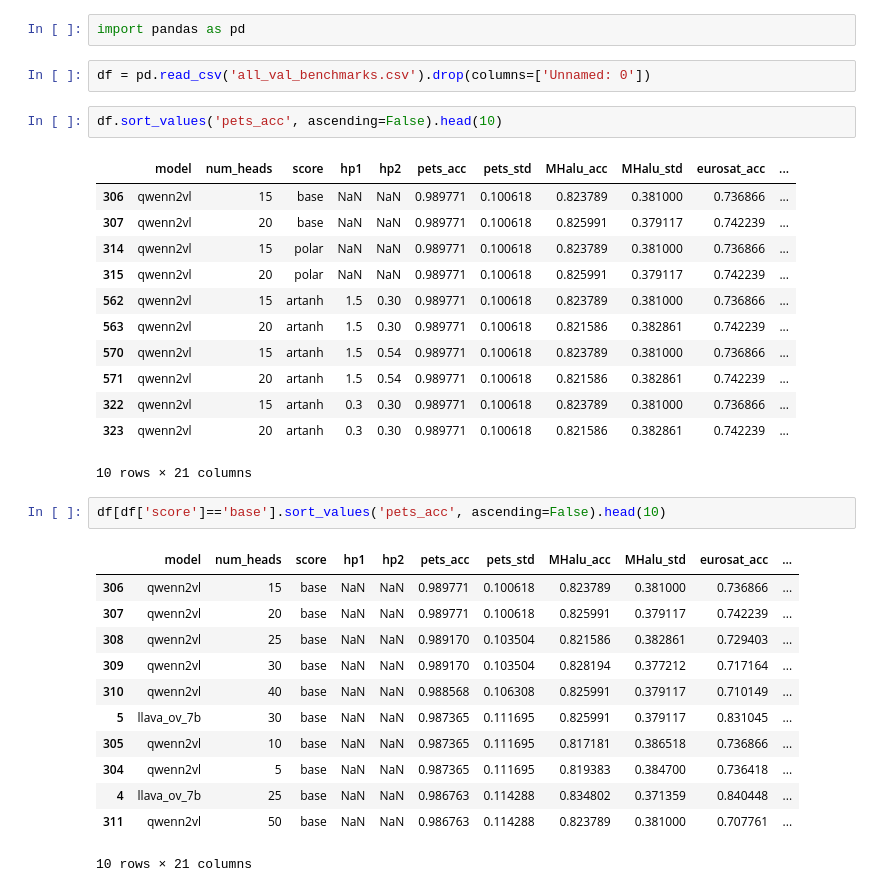
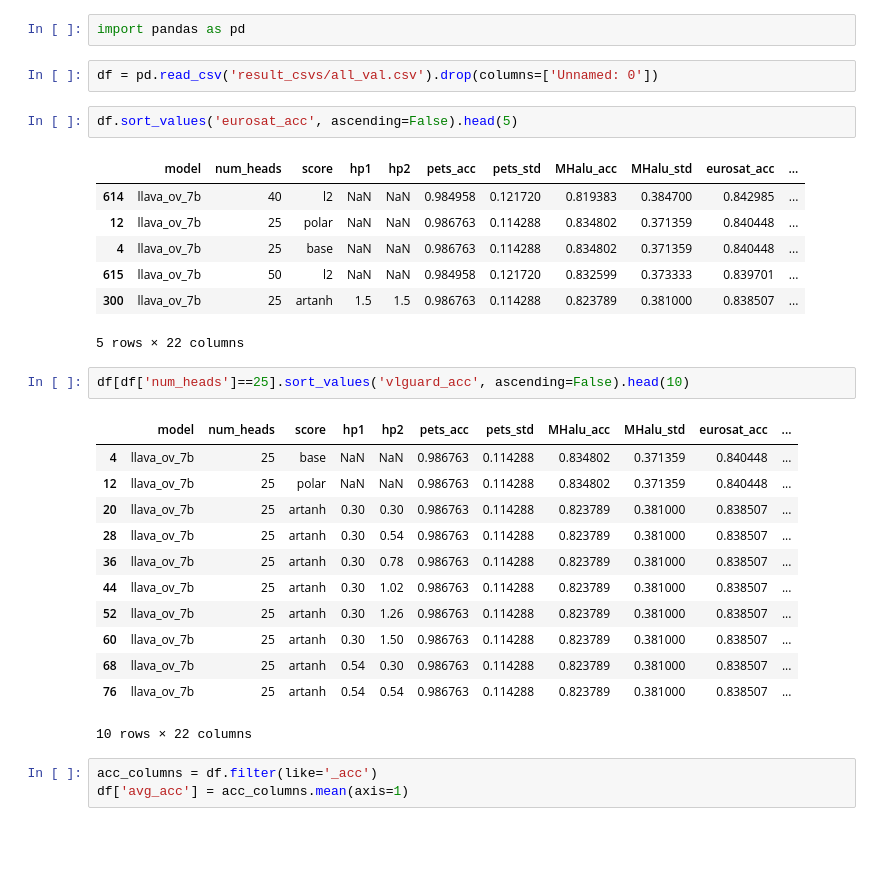
Before and after one commit to marssoo/SAVs, a Jupyter notebook: analysis/breakdown.ipynb, the cells around one changed output. Cells and saved outputs as stored; diff of their text form; blank space fills up the shorter version.

```diff
--- a/analysis/breakdown.ipynb
+++ b/analysis/breakdown.ipynb
@@ -1,34 +1,32 @@
 # %%
 import pandas as pd
 # %%
-df = pd.read_csv('all_val_benchmarks.csv').drop(columns=['Unnamed: 0'])
+df = pd.read_csv('result_csvs/all_val.csv').drop(columns=['Unnamed: 0'])
 # %%
-df.sort_values('pets_acc', ascending=False).head(10)
+df.sort_values('eurosat_acc', ascending=False).head(5)
 # %% [output]
 |  | model | num_heads | score | hp1 | hp2 | pets_acc | pets_std | MHalu_acc | MHalu_std | eurosat_acc | ... |
-| 306 | qwenn2vl | 15 | base | NaN | NaN | 0.989771 | 0.100618 | 0.823789 | 0.381000 | 0.736866 | ... |
-| 307 | qwenn2vl | 20 | base | NaN | NaN | 0.989771 | 0.100618 | 0.825991 | 0.379117 | 0.742239 | ... |
-| 314 | qwenn2vl | 15 | polar | NaN | NaN | 0.989771 | 0.100618 | 0.823789 | 0.381000 | 0.736866 | ... |
-| 315 | qwenn2vl | 20 | polar | NaN | NaN | 0.989771 | 0.100618 | 0.825991 | 0.379117 | 0.742239 | ... |
-| 562 | qwenn2vl | 15 | artanh | 1.5 | 0.30 | 0.989771 | 0.100618 | 0.823789 | 0.381000 | 0.736866 | ... |
-| 563 | qwenn2vl | 20 | artanh | 1.5 | 0.30 | 0.989771 | 0.100618 | 0.821586 | 0.382861 | 0.742239 | ... |
-| 570 | qwenn2vl | 15 | artanh | 1.5 | 0.54 | 0.989771 | 0.100618 | 0.823789 | 0.381000 | 0.736866 | ... |
-| 571 | qwenn2vl | 20 | artanh | 1.5 | 0.54 | 0.989771 | 0.100618 | 0.821586 | 0.382861 | 0.742239 | ... |
-| 322 | qwenn2vl | 15 | artanh | 0.3 | 0.30 | 0.989771 | 0.100618 | 0.823789 | 0.381000 | 0.736866 | ... |
-| 323 | qwenn2vl | 20 | artanh | 0.3 | 0.30 | 0.989771 | 0.100618 | 0.821586 | 0.382861 | 0.742239 | ... |
+| 614 | llava_ov_7b | 40 | l2 | NaN | NaN | 0.984958 | 0.121720 | 0.819383 | 0.384700 | 0.842985 | ... |
+| 12 | llava_ov_7b | 25 | polar | NaN | NaN | 0.986763 | 0.114288 | 0.834802 | 0.371359 | 0.840448 | ... |
+| 4 | llava_ov_7b | 25 | base | NaN | NaN | 0.986763 | 0.114288 | 0.834802 | 0.371359 | 0.840448 | ... |
+| 615 | llava_ov_7b | 50 | l2 | NaN | NaN | 0.984958 | 0.121720 | 0.832599 | 0.373333 | 0.839701 | ... |
+| 300 | llava_ov_7b | 25 | artanh | 1.5 | 1.5 | 0.986763 | 0.114288 | 0.823789 | 0.381000 | 0.838507 | ... |
-10 rows × 21 columns
+5 rows × 22 columns
 # %%
-df[df['score']=='base'].sort_values('pets_acc', ascending=False).head(10)
+df[df['num_heads']==25].sort_values('vlguard_acc', ascending=False).head(10)
 # %% [output]
 |  | model | num_heads | score | hp1 | hp2 | pets_acc | pets_std | MHalu_acc | MHalu_std | eurosat_acc | ... |
-| 306 | qwenn2vl | 15 | base | NaN | NaN | 0.989771 | 0.100618 | 0.823789 | 0.381000 | 0.736866 | ... |
-| 307 | qwenn2vl | 20 | base | NaN | NaN | 0.989771 | 0.100618 | 0.825991 | 0.379117 | 0.742239 | ... |
-| 308 | qwenn2vl | 25 | base | NaN | NaN | 0.989170 | 0.103504 | 0.821586 | 0.382861 | 0.729403 | ... |
-| 309 | qwenn2vl | 30 | base | NaN | NaN | 0.989170 | 0.103504 | 0.828194 | 0.377212 | 0.717164 | ... |
-| 310 | qwenn2vl | 40 | base | NaN | NaN | 0.988568 | 0.106308 | 0.825991 | 0.379117 | 0.710149 | ... |
-| 5 | llava_ov_7b | 30 | base | NaN | NaN | 0.987365 | 0.111695 | 0.825991 | 0.379117 | 0.831045 | ... |
-| 305 | qwenn2vl | 10 | base | NaN | NaN | 0.987365 | 0.111695 | 0.817181 | 0.386518 | 0.736866 | ... |
-| 304 | qwenn2vl | 5 | base | NaN | NaN | 0.987365 | 0.111695 | 0.819383 | 0.384700 | 0.736418 | ... |
 | 4 | llava_ov_7b | 25 | base | NaN | NaN | 0.986763 | 0.114288 | 0.834802 | 0.371359 | 0.840448 | ... |
-| 311 | qwenn2vl | 50 | base | NaN | NaN | 0.986763 | 0.114288 | 0.823789 | 0.381000 | 0.707761 | ... |
+| 12 | llava_ov_7b | 25 | polar | NaN | NaN | 0.986763 | 0.114288 | 0.834802 | 0.371359 | 0.840448 | ... |
+| 20 | llava_ov_7b | 25 | artanh | 0.30 | 0.30 | 0.986763 | 0.114288 | 0.823789 | 0.381000 | 0.838507 | ... |
+| 28 | llava_ov_7b | 25 | artanh | 0.30 | 0.54 | 0.986763 | 0.114288 | 0.823789 | 0.381000 | 0.838507 | ... |
+| 36 | llava_ov_7b | 25 | artanh | 0.30 | 0.78 | 0.986763 | 0.114288 | 0.823789 | 0.381000 | 0.838507 | ... |
+| 44 | llava_ov_7b | 25 | artanh | 0.30 | 1.02 | 0.986763 | 0.114288 | 0.823789 | 0.381000 | 0.838507 | ... |
+| 52 | llava_ov_7b | 25 | artanh | 0.30 | 1.26 | 0.986763 | 0.114288 | 0.823789 | 0.381000 | 0.838507 | ... |
+| 60 | llava_ov_7b | 25 | artanh | 0.30 | 1.50 | 0.986763 | 0.114288 | 0.823789 | 0.381000 | 0.838507 | ... |
+| 68 | llava_ov_7b | 25 | artanh | 0.54 | 0.30 | 0.986763 | 0.114288 | 0.823789 | 0.381000 | 0.838507 | ... |
+| 76 | llava_ov_7b | 25 | artanh | 0.54 | 0.54 | 0.986763 | 0.114288 | 0.823789 | 0.381000 | 0.838507 | ... |
-10 rows × 21 columns
+10 rows × 22 columns
+# %%
+acc_columns = df.filter(like='_acc')
+df['avg_acc'] = acc_columns.mean(axis=1)
```
Also changed, not shown: parts of 1 cell of this notebook, 6 other files.
